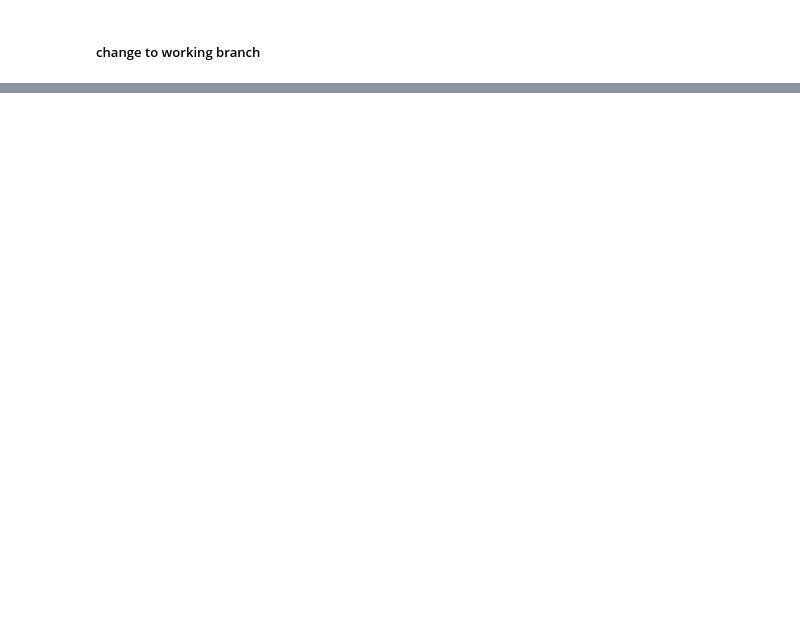
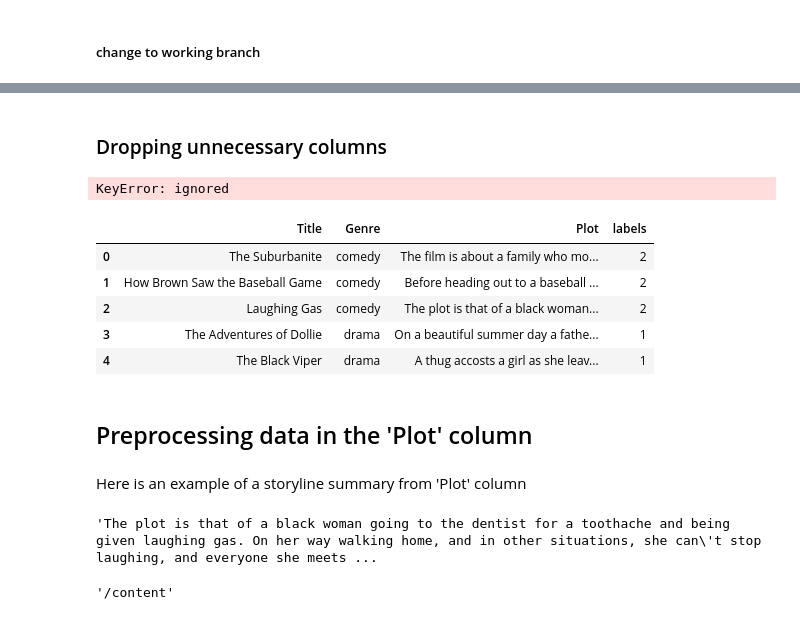
Before and after one commit to naamalia23/movie-genre-classification, a Jupyter notebook: main.ipynb, the cells around one changed output, grey strips where cells are left out. Saved outputs shown, nothing was run; the diff lists cells and outputs as text; code cells hidden in the pictures; blank space fills up the shorter version.

```diff
--- a/main.ipynb
+++ b/main.ipynb
@@ -73,0 +358,12 @@ no changes added to commit (use "git add" and/or "git commit -a")
+# %%
+top_genres_list = ['drama', 'comedy', 'horror', 'action', 'thriller', 'romance']
+
+# Create a new 'labels' column based on conditions and choices using .loc
+for genre in top_genres_list:
+    movies_df_subset.loc[movies_df_subset['Genre'] == genre, 'labels'] = top_genres_list.index(genre) + 1
+
+# Fill NaN values with 0 (for entries that don't match any genre)
+movies_df_subset['labels'].fillna(0, inplace=True)
+
+# Convert 'labels' column to integer type
+movies_df_subset['labels'] = movies_df_subset['labels'].astype(int)
@@ -73,0 +415,2 @@ no changes added to commit (use "git add" and/or "git commit -a")
+# %%
+movies_df_label = movies_df_subset[movies_df_subset['labels'] != 0].reset_index(drop=True)
@@ -73,0 +465,27 @@ no changes added to commit (use "git add" and/or "git commit -a")
+# %% [markdown]
+### Dropping unnecessary columns
+# %%
+# unnecessary columns for this project
+columns_to_drop = ['Release Year', 'Origin/Ethnicity', 'Director', 'Cast', 'Wiki Page']
+
+# Drop unnecessary columns
+movies_df_label.drop(columns=columns_to_drop, inplace=True)
+# %% [output]
+KeyError: ignored
+# %%
+movies_df_label.head()
+# %% [output]
+|  | Title | Genre | Plot | labels |
+| 0 | The Suburbanite | comedy | The film is about a family who mo... | 2 |
+| 1 | How Brown Saw the Baseball Game | comedy | Before heading out to a baseball ... | 2 |
+| 2 | Laughing Gas | comedy | The plot is that of a black woman... | 2 |
+| 3 | The Adventures of Dollie | drama | On a beautiful summer day a fathe... | 1 |
+| 4 | The Black Viper | drama | A thug accosts a girl as she leav... | 1 |
+# %% [markdown]
+## Preprocessing data in the 'Plot' column
+# %% [markdown]
+Here is an example of a storyline summary from 'Plot' column
+# %%
+movies_df_label['Plot'][2]
+# %% [output]
+'The plot is that of a black woman going to the dentist for a toothache and being given laughing gas. On her way walking home, and in other situations, she can\'t stop laughing, and everyone she meets ...
@@ -73,0 +496,4 @@ no changes added to commit (use "git add" and/or "git commit -a")
+# %%
+pwd
+# %% [output]
+'/content'
```
Also changed, not shown: parts of 39 cells of this notebook, 3 other files.
